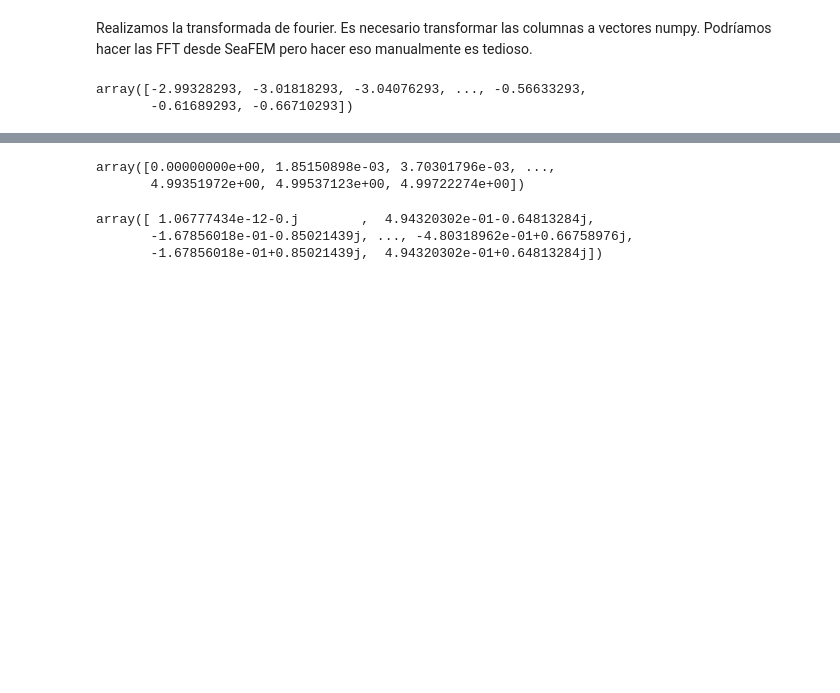
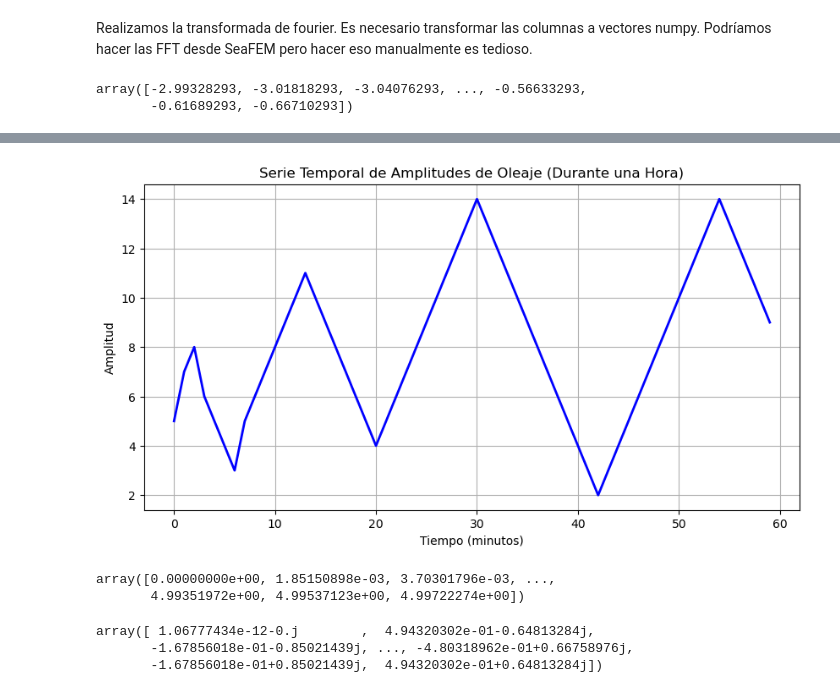
Before and after one commit to arturodmor/Mooring_anomaly_detector, a Jupyter notebook: notebooks/code_approaches/crear_df.ipynb, the cells around one changed output, grey strips where cells are left out. Cells and saved outputs as stored; diff of their text form; code cells hidden in the pictures; blank space fills up the shorter version.

```diff
--- a/notebooks/code_approaches/crear_df.ipynb
+++ b/notebooks/code_approaches/crear_df.ipynb
@@ -89,3 +90,25 @@ Text(0, 0.5, 'Amplitud')
+# %%
+import matplotlib.pyplot as plt
+
+# Datos de ejemplo (amplitudes de oleaje en función del tiempo)
+tiempo = list(range(60))  # 60 minutos en una hora
+amplitudes = [5, 7, 8, 6, 5, 4, 3, 5, 6, 7, 8, 9, 10, 11, 10, 9, 8, 7, 6, 5, 4, 5, 6, 7, 8, 9, 10, 11, 12, 13,
+              14, 13, 12, 11, 10, 9, 8, 7, 6, 5, 4, 3, 2, 3, 4, 5, 6, 7, 8, 9, 10, 11, 12, 13, 14, 13, 12, 11,10,9]
+
+# Crear el gráfico
+plt.figure(figsize=(10, 5))
+plt.plot(tiempo, amplitudes, color='blue', linestyle='-', linewidth=2)
+
+# Configuración del gráfico
+plt.title('Serie Temporal de Amplitudes de Oleaje (Durante una Hora)')
+plt.xlabel('Tiempo (minutos)')
+plt.ylabel('Amplitud')
+plt.grid(True)
+
+# Mostrar el gráfico
+plt.show()
+# %% [output]
+[figure, added]
 # %%
 fft_mov = fft(mov)
 
```
Also changed, not shown: parts of 1 cell of this notebook, 5 other files.
